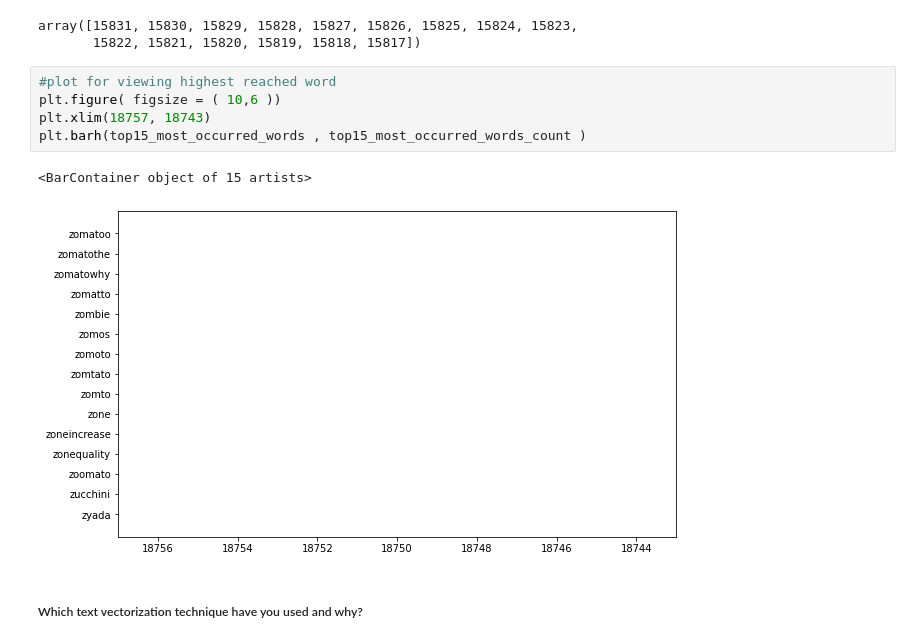
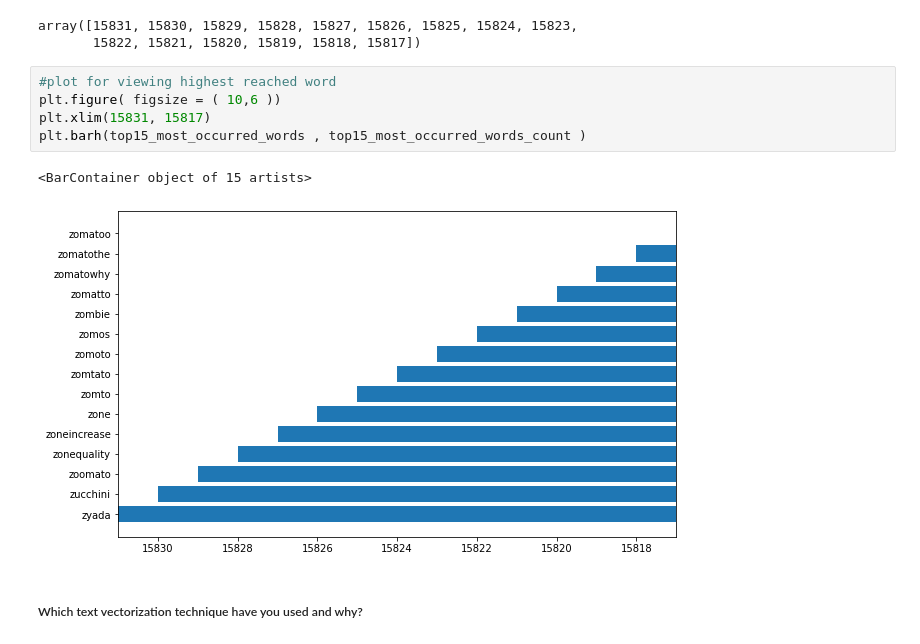
Before and after one commit to Prasannark48/Capstone_Project_04_Zomato-Restaurant-and-Clustering-analysis, a Jupyter notebook: Zomato_Restaurant_Clustering.ipynb, the cells around one changed output. Saved outputs shown, nothing was run; the diff lists cells and outputs as text.

```diff
--- a/Zomato_Restaurant_Clustering.ipynb
+++ b/Zomato_Restaurant_Clustering.ipynb
@@ -1449,11 +1401,11 @@ array([15831, 15830, 15829, 15828, 15827, 15826, 15825, 15824, 15823,
 # %%
 #plot for viewing highest reached word
 plt.figure( figsize = ( 10,6 ))
-plt.xlim(18757, 18743)
+plt.xlim(15831, 15817)
 plt.barh(top15_most_occurred_words , top15_most_occurred_words_count )
 # %% [output]
 <BarContainer object of 15 artists>
-[figure, old version]
+[figure, new version]
 # %% [markdown]
 ##### Which text vectorization technique have you used and why?
 # %% [markdown]
```
Also changed, not shown: parts of 144 cells of this notebook.
